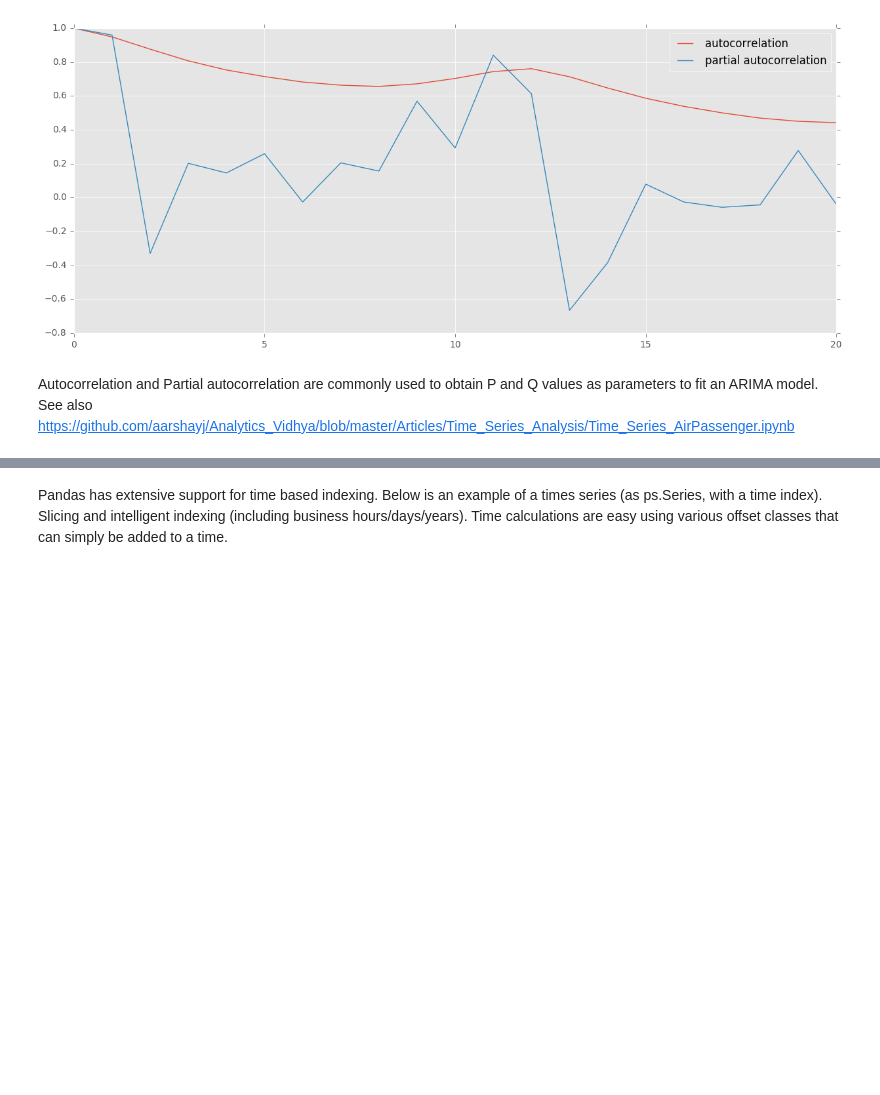
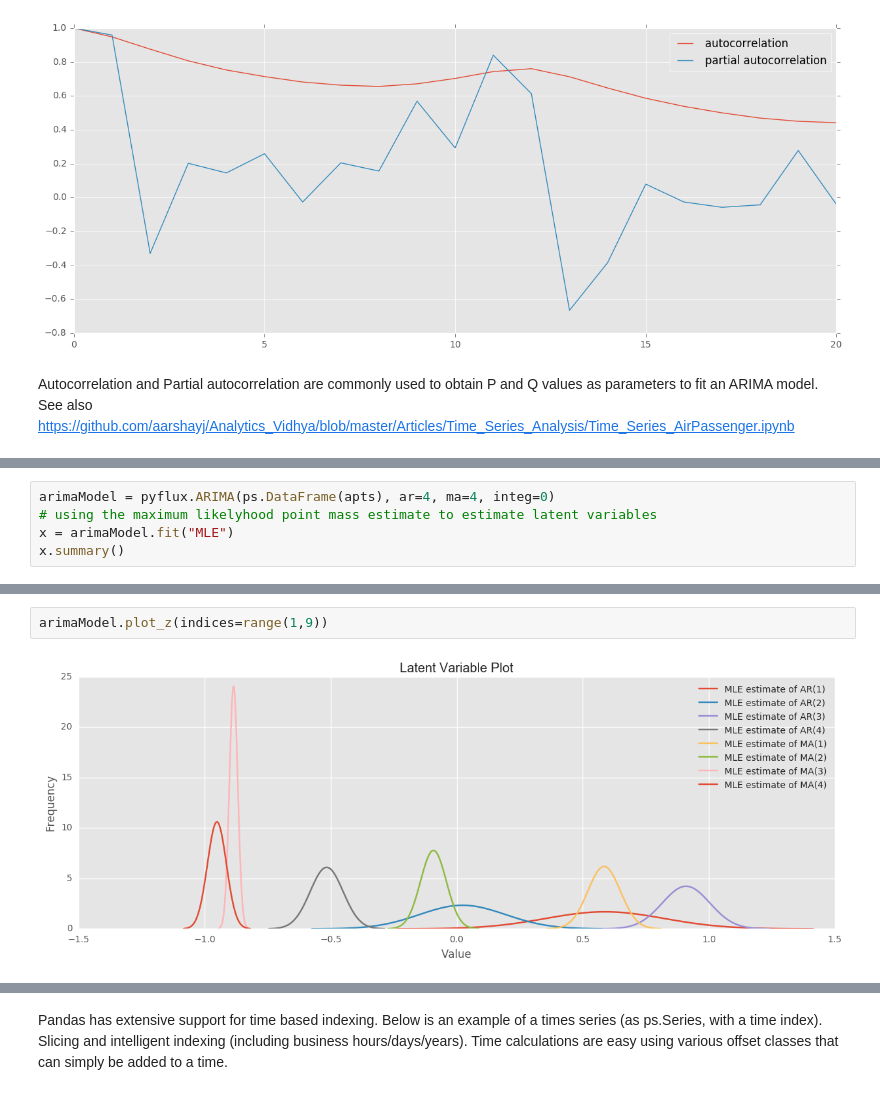
Before and after one commit to smartsystems4u/timeseries_analysis, a Jupyter notebook: Time series analysis techniques.ipynb, the cells around one changed output, grey strips where cells are left out. Drawn from its saved outputs; the diff is of its cells as text; blank space fills up the shorter version.

```diff
--- a/Time series analysis techniques.ipynb
+++ b/Time series analysis techniques.ipynb
@@ -386,0 +414,5 @@ See also https://github.com/aarshayj/Analytics_Vidhya/blob/master/Articles/Time_
+# %%
+arimaModel = pyflux.ARIMA(ps.DataFrame(apts), ar=4, ma=4, integ=0)
+# using the maximum likelyhood point mass estimate to estimate latent variables
+x = arimaModel.fit("MLE")
+x.summary()
@@ -386,0 +440,4 @@ See also https://github.com/aarshayj/Analytics_Vidhya/blob/master/Articles/Time_
+# %%
+arimaModel.plot_z(indices=range(1,9))
+# %% [output]
+[figure, added]
```
Also changed, not shown: parts of 64 cells of this notebook.
